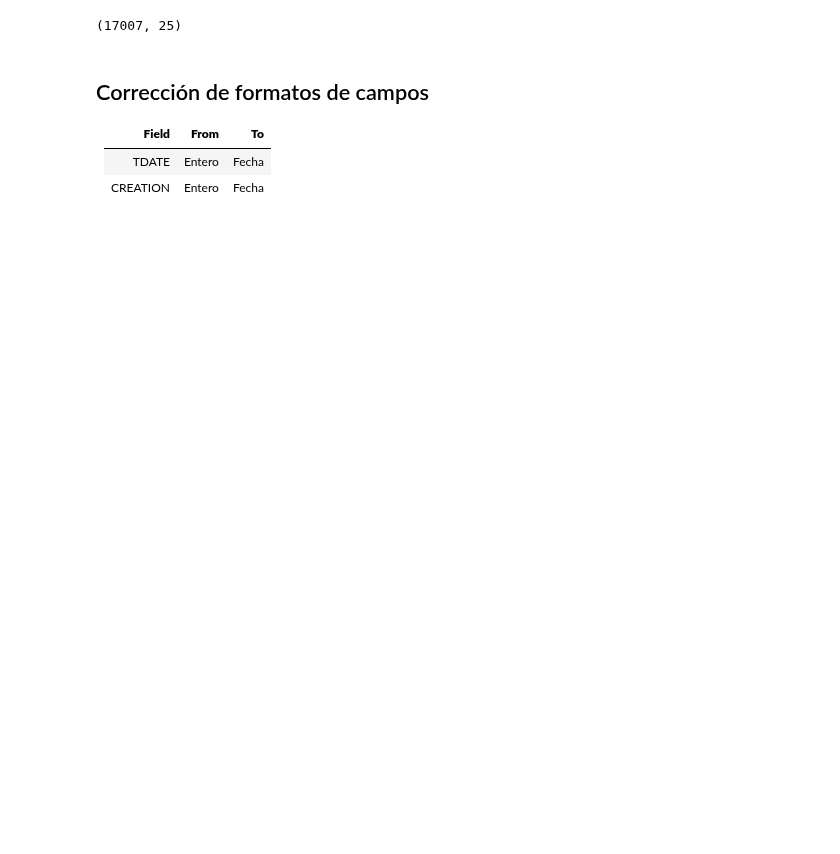
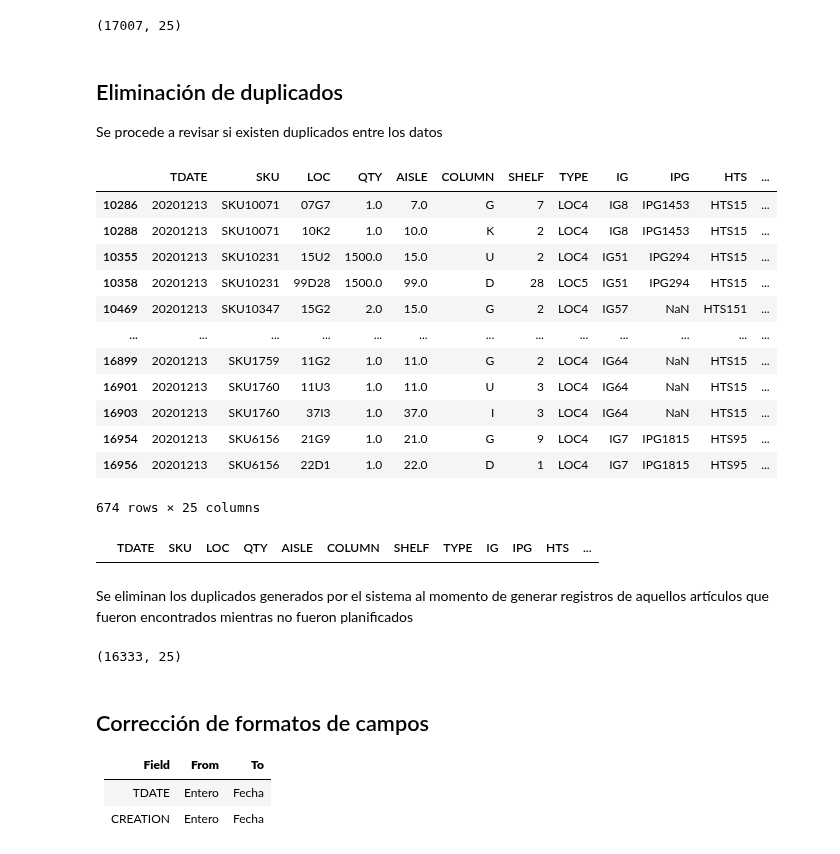
Before and after one commit to rjnakano/manejo-inventarios-pdg, a Jupyter notebook: Notebooks/1-data-cleaning-analisis-preliminar.ipynb, the cells around one changed output. Saved outputs shown, nothing was run; the diff lists cells and outputs as text; code cells hidden in the pictures; blank space fills up the shorter version.

```diff
--- a/Notebooks/1-data-cleaning-analisis-preliminar.ipynb
+++ b/Notebooks/1-data-cleaning-analisis-preliminar.ipynb
@@ -81,6 +81,36 @@ df.tail(10)
 df.shape
 # %% [output]
 (17007, 25)
+# %% [markdown]
+## Eliminación de duplicados
+Se procede a revisar si existen duplicados entre los datos
+# %%
+df[df.duplicated()==True]
+# %% [output]
+|  | TDATE | SKU | LOC | QTY | AISLE | COLUMN | SHELF | TYPE | IG | IPG | HTS | ... |
+| 10286 | 20201213 | SKU10071 | 07G7 | 1.0 | 7.0 | G | 7 | LOC4 | IG8 | IPG1453 | HTS15 | ... |
+| 10288 | 20201213 | SKU10071 | 10K2 | 1.0 | 10.0 | K | 2 | LOC4 | IG8 | IPG1453 | HTS15 | ... |
+| 10355 | 20201213 | SKU10231 | 15U2 | 1500.0 | 15.0 | U | 2 | LOC4 | IG51 | IPG294 | HTS15 | ... |
+| 10358 | 20201213 | SKU10231 | 99D28 | 1500.0 | 99.0 | D | 28 | LOC5 | IG51 | IPG294 | HTS15 | ... |
+| 10469 | 20201213 | SKU10347 | 15G2 | 2.0 | 15.0 | G | 2 | LOC4 | IG57 | NaN | HTS151 | ... |
+| ... | ... | ... | ... | ... | ... | ... | ... | ... | ... | ... | ... | ... |
+| 16899 | 20201213 | SKU1759 | 11G2 | 1.0 | 11.0 | G | 2 | LOC4 | IG64 | NaN | HTS15 | ... |
+| 16901 | 20201213 | SKU1760 | 11U3 | 1.0 | 11.0 | U | 3 | LOC4 | IG64 | NaN | HTS15 | ... |
+| 16903 | 20201213 | SKU1760 | 37I3 | 1.0 | 37.0 | I | 3 | LOC4 | IG64 | NaN | HTS15 | ... |
+| 16954 | 20201213 | SKU6156 | 21G9 | 1.0 | 21.0 | G | 9 | LOC4 | IG7 | IPG1815 | HTS95 | ... |
+| 16956 | 20201213 | SKU6156 | 22D1 | 1.0 | 22.0 | D | 1 | LOC4 | IG7 | IPG1815 | HTS95 | ... |
+674 rows × 25 columns
+# %%
+df[(df.TDATE == '2018-07-24') & (df.COLUMN == 'V')]
+# %% [output]
+|  | TDATE | SKU | LOC | QTY | AISLE | COLUMN | SHELF | TYPE | IG | IPG | HTS | ... |
+# %% [markdown]
+Se eliminan los duplicados generados por el sistema al momento de generar registros de aquellos artículos que fueron encontrados mientras no fueron planificados
+# %%
+df.drop_duplicates(keep='first', inplace=True)
+df.shape
+# %% [output]
+(16333, 25)
 # %% [markdown]
 ## Corrección de formatos de campos
 
```
Also changed, not shown: parts of 5 cells of this notebook.
